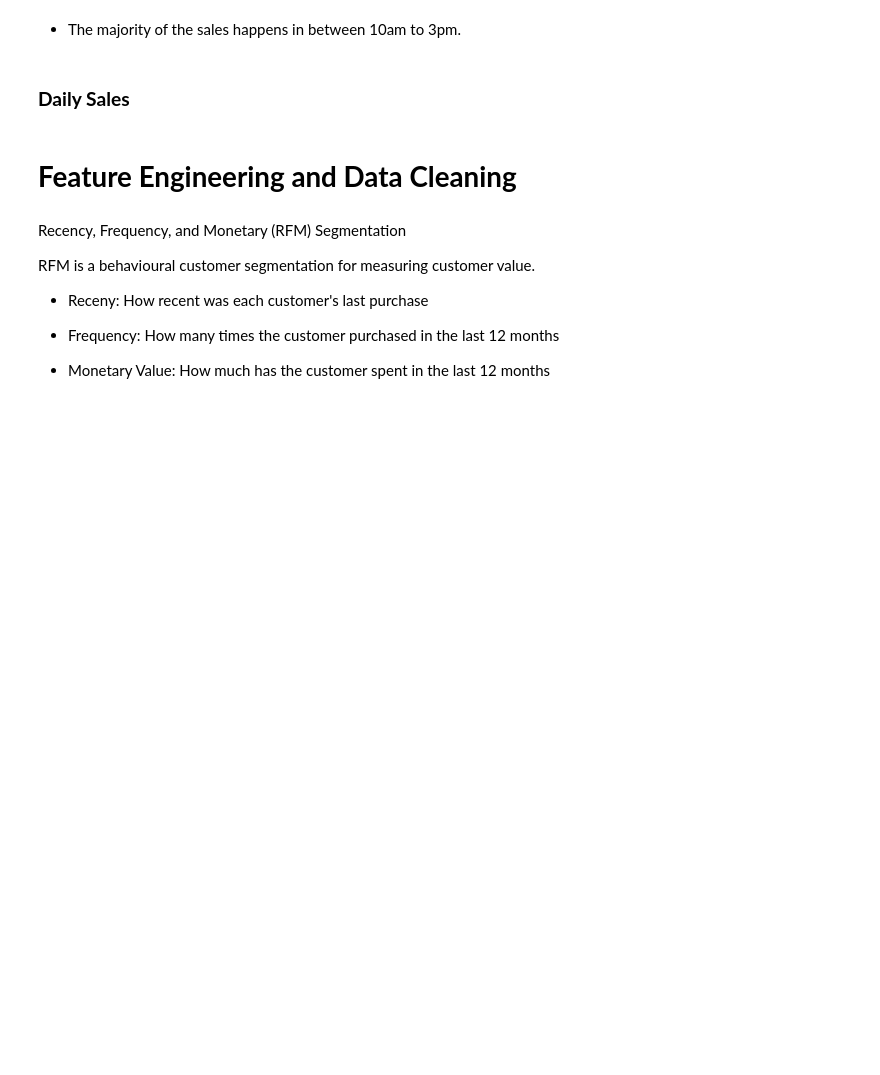
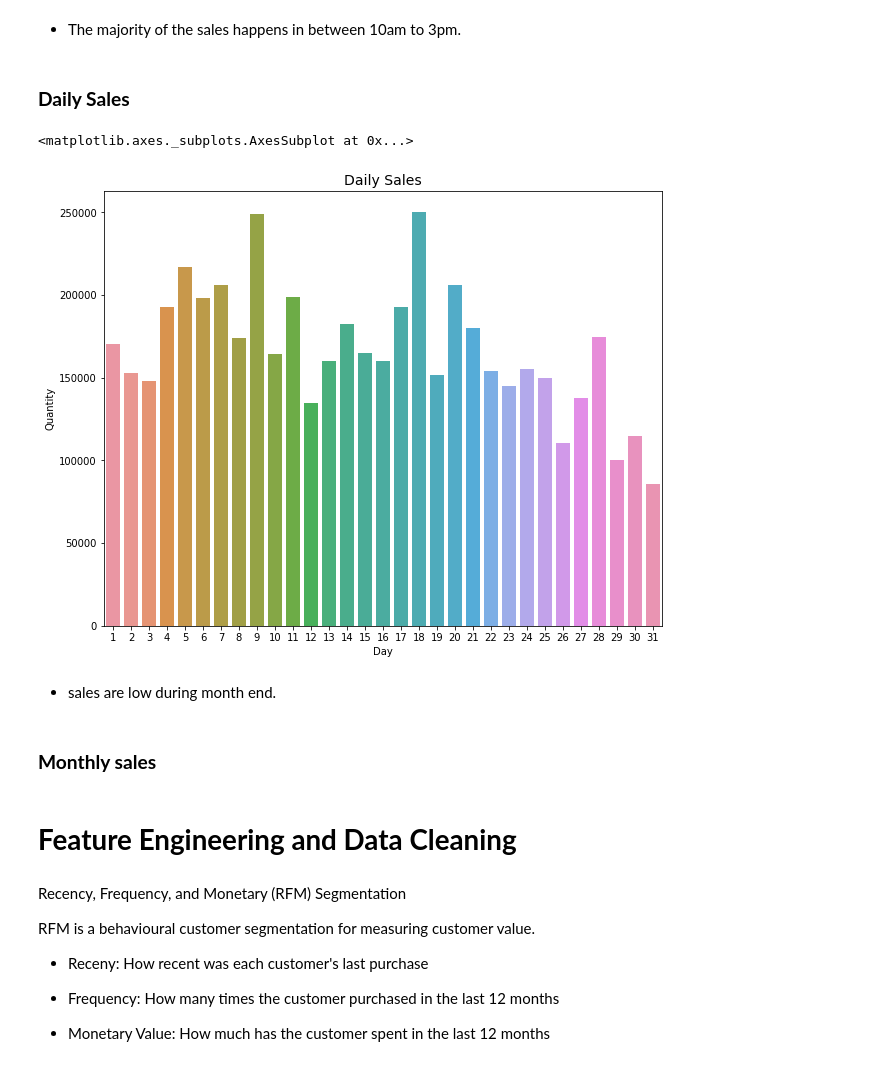
Before and after one commit to Deven876/Customer-Segmentation, a Jupyter notebook: Customer_Segmentation.ipynb, the cells around one changed output. Saved outputs shown, nothing was run; the diff lists cells and outputs as text; code cells hidden in the pictures; blank space fills up the shorter version.

Commit message:
daily sales

```diff
--- a/Customer_Segmentation.ipynb
+++ b/Customer_Segmentation.ipynb
@@ -237,6 +237,18 @@ sns.barplot(hourly_sales.index, hourly_sales['Quantity'])
 - The majority of the sales happens in between 10am to 3pm.
 # %% [markdown]
 ### **Daily Sales**
+# %%
+daily_sales = data[['Day', 'Quantity']].groupby('Day').sum()
+plt.figure(figsize=(10,8))
+plt.title("Daily Sales", fontsize=14)
+sns.barplot(daily_sales.index, daily_sales['Quantity'])
+# %% [output]
+<matplotlib.axes._subplots.AxesSubplot at 0x...>
+[figure, added]
+# %% [markdown]
+- sales are low during month end.
+# %% [markdown]
+### **Monthly sales**
 # %% [markdown]
 # **Feature Engineering and Data Cleaning**
 # %%
```
